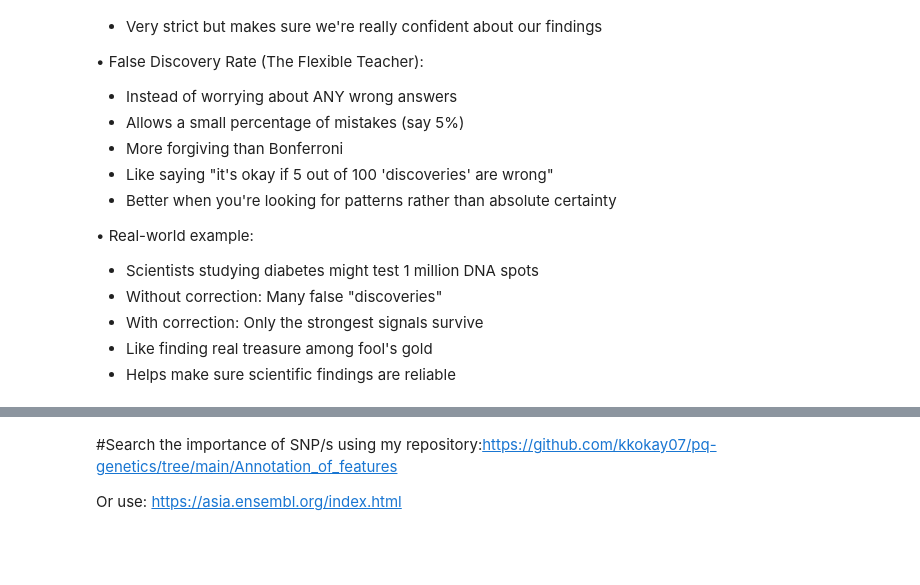
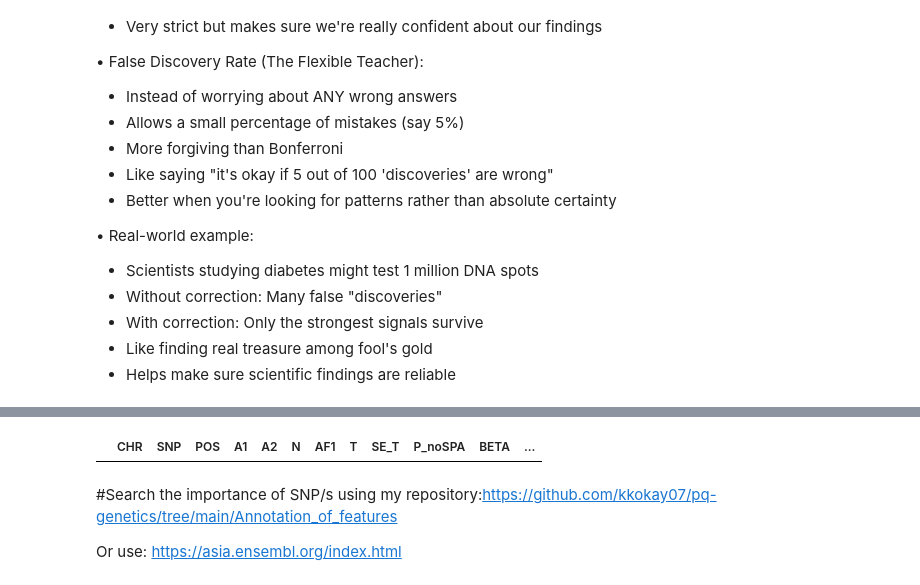
Before and after one commit to kkokay07/GenomicClass_on_Cloud, a Jupyter notebook: GWAS/NGS_2_GWAS_beginner_guide.ipynb, the cells around one changed output, grey strips where cells are left out. Cells and saved outputs as stored; diff of their text form; code cells hidden in the pictures; blank space fills up the shorter version.

```diff
--- a/GWAS/NGS_2_GWAS_beginner_guide.ipynb
+++ b/GWAS/NGS_2_GWAS_beginner_guide.ipynb
@@ -461,3 +905,10 @@ print(f"-log10(Adjusted P-value): {log10_p}")
+# %%
+# =========================
+# DISPLAY SIGNIFICANT SNPS
+# =========================
+bonf_snps
+# %% [output]
+|  | CHR | SNP | POS | A1 | A2 | N | AF1 | T | SE_T | P_noSPA | BETA | ... |
 # %% [markdown]
 #Search the importance of SNP/s using my repository:https://github.com/kkokay07/pq-genetics/tree/main/Annotation_of_features
 
```
Also changed, not shown: parts of 32 cells of this notebook.
